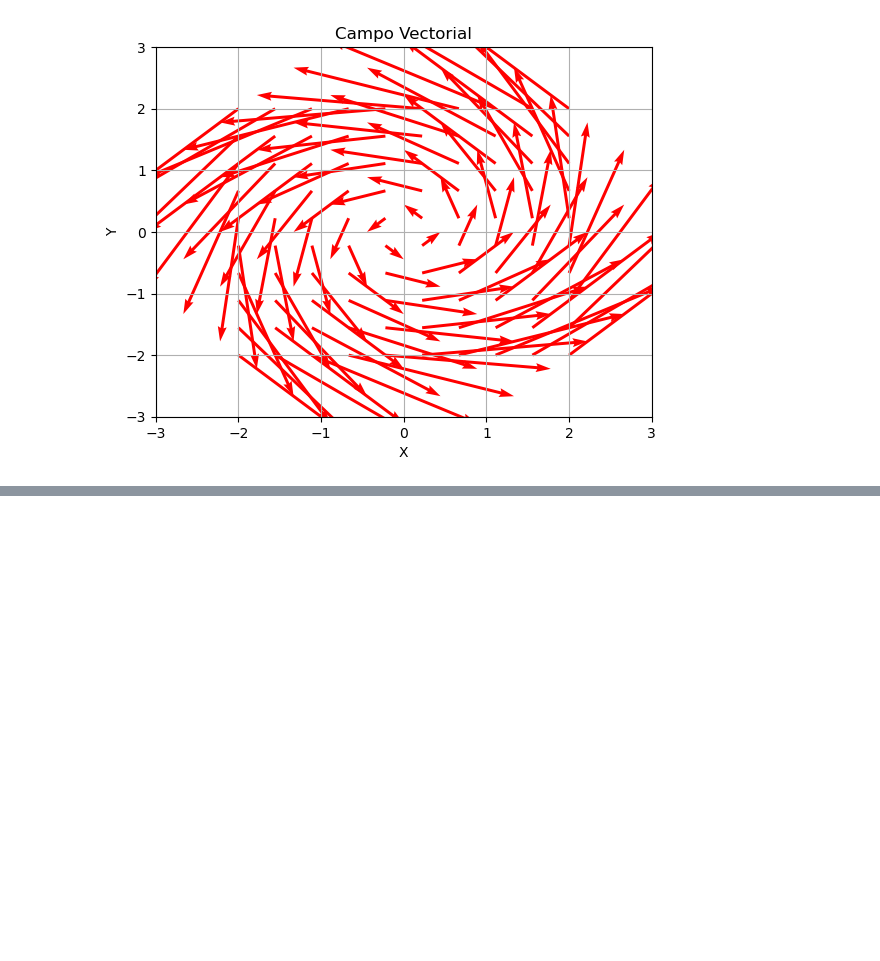
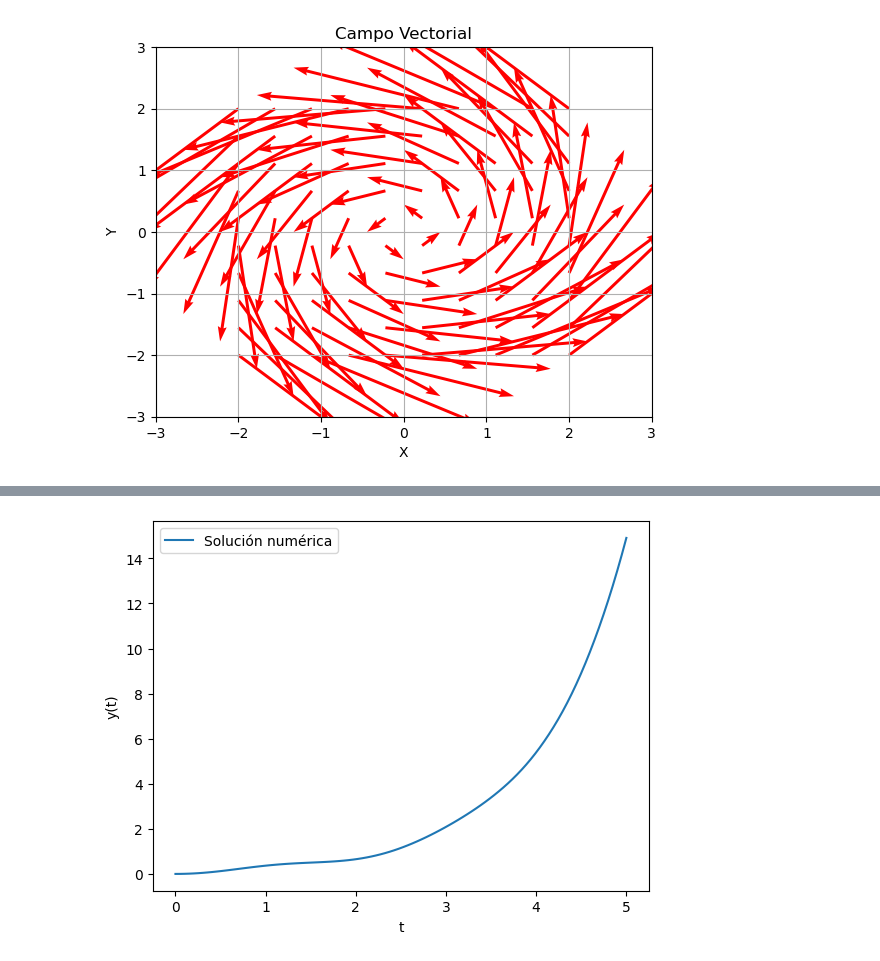
Before and after one commit to FranDSchz/TPI-Analisis-numerico, a Jupyter notebook: notebooks/InvestigacionPre.ipynb, the cells around one changed output, grey strips where cells are left out. Drawn from its saved outputs; the diff is of its cells as text; code cells hidden in the pictures; blank space fills up the shorter version.

```diff
--- a/notebooks/InvestigacionPre.ipynb
+++ b/notebooks/InvestigacionPre.ipynb
@@ -181,0 +208,18 @@ plt.show()
+# %%
+import sympy as sp
+
+# Definimos la variable y la función desconocida
+t = sp.symbols('t')
+y = sp.Function('y')(t)
+
+# Definimos la ecuación diferencial
+ode = sp.Eq(y.diff(t, 2) + 9*y, sp.exp(t))
+
+# Resolvemos la EDO simbólicamente
+solucion_simb = sp.dsolve(ode, y)
+
+# Aplicamos las condiciones iniciales y obtenemos la solución particular
+constantes = sp.solve([solucion_simb.rhs.subs(t, 0), solucion_simb.rhs.diff(t).subs(t, 0)], 'C1', 'C2')
+solucion_particular = solucion_simb.subs(constantes)
+
+solucion_particular
@@ -181,0 +250,30 @@ plt.show()
+# %%
+import numpy as np
+from scipy.integrate import solve_ivp
+import matplotlib.pyplot as plt
+
+# Definimos la función para el sistema de ecuaciones
+def sistema(t, Y):
+    y1, y2 = Y
+    dy1_dt = y2
+    dy2_dt = np.exp(t) - 9*y1
+    return [dy1_dt, dy2_dt]
+
+# Condiciones iniciales
+Y0 = [0, 0]  # y(0) = 0, y'(0) = 0
+
+# Intervalo de tiempo para la solución numérica
+t_span = (0, 5)
+t_eval = np.linspace(0, 5, 100)
+
+# Resolvemos la EDO numéricamente
+solucion_num = solve_ivp(sistema, t_span, Y0, t_eval=t_eval)
+
+# Graficamos la solución numérica
+plt.plot(solucion_num.t, solucion_num.y[0], label="Solución numérica")
+plt.xlabel("t")
+plt.ylabel("y(t)")
+plt.legend()
+plt.show()
+# %% [output]
+[figure, added]
```
Also changed, not shown: parts of 47 cells of this notebook, 1 other file.
